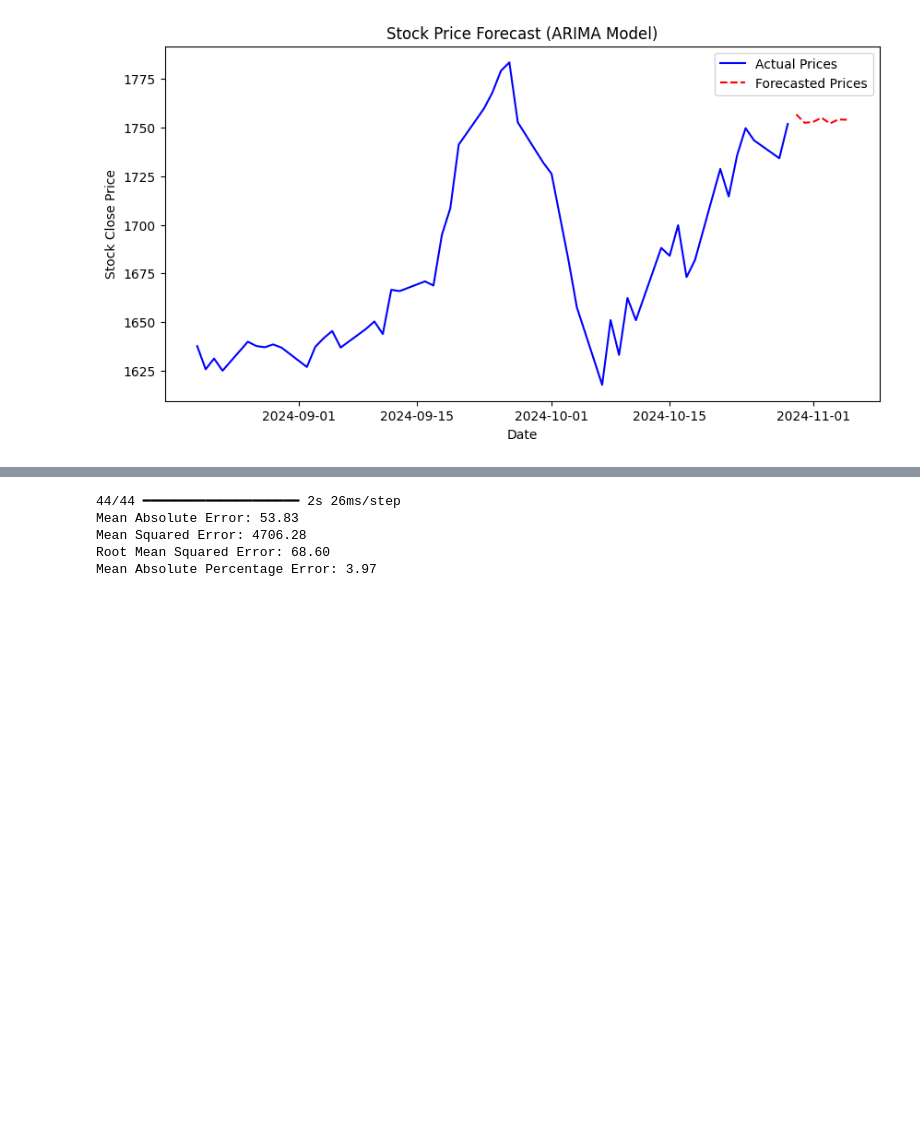
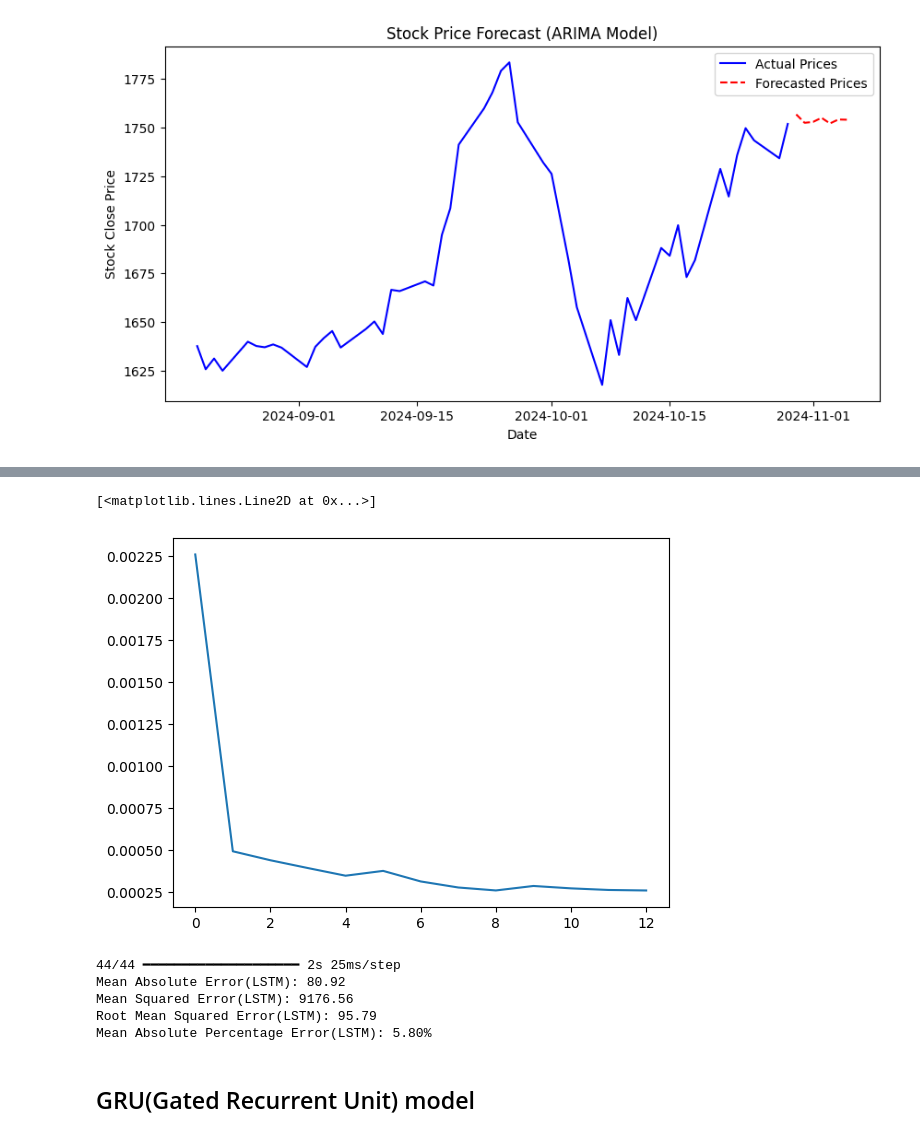
Before and after one commit to rutujakapratwar/DBDA_ML_Project, a Jupyter notebook: Project_Stock_Predict.ipynb, the cells around one changed output, grey strips where cells are left out. Saved outputs shown, nothing was run; the diff lists cells and outputs as text; code cells hidden in the pictures; blank space fills up the shorter version.

```diff
--- a/Project_Stock_Predict.ipynb
+++ b/Project_Stock_Predict.ipynb
@@ -751,7 +750,7 @@ X_train = X_train.reshape((X_train.shape[0], X_train.shape[1], 1))
 X_test = X_test.reshape((X_test.shape[0], X_test.shape[1], 1))
 # %%
 # Initialize the LSTM model
-model = Sequential([
+LSTM_model = Sequential([
     LSTM(units=50, activation='relu',return_sequences=True, input_shape=(time_steps, 1)),
     Dropout(0.2),
     LSTM(units=50,activation='relu', return_sequences=True),
@@ -762,8 +761,8 @@ model = Sequential([
 ])
 
 # Compile the model
-model.compile(optimizer=Adam(learning_rate=0.001), loss='mse',metrics=['mae','mse'])
+LSTM_model.compile(optimizer=Adam(learning_rate=0.001), loss='mse',metrics=['mae','mse'])
 
 # Model summary
-model.summary()
+LSTM_model.summary()
 # %% [output]
@@ -792,13 +791,11 @@ Model: "sequential_4"
 # Use early stopping to prevent overfitting
 early_stop = EarlyStopping(monitor='val_loss', patience=10, restore_best_weights=True)
 
-# Train the model
-history = model.fit(X_train, y_train,
+# Train lstm model
+LSTM_history = LSTM_model.fit(X_train, y_train,
                     epochs=20,
                     batch_size=32,
                     validation_data=(X_test, y_test),
                     callbacks=[early_stop])
-loss = model.history.history['loss']
-plt.plot(loss)
 # %% [output]
 Epoch 1/20
@@ -823,27 +818,35 @@ Epoch 11/20
+# %%
+LSTM_loss = LSTM_model.history.history['loss']
+plt.plot(LSTM_loss)
+# %% [output]
+[<matplotlib.lines.Line2D at 0x...>]
+[figure, added]
 # %%
 # Predict on test data
-test_predictions = model.predict(X_test)
+LSTM_test_predictions = LSTM_model.predict(X_test)
 
 # Inverse transform the predictions to get original scale
-test_predictions = scaler.inverse_transform(test_predictions)
+LSTM_test_predictions = scaler.inverse_transform(LSTM_test_predictions)
 y_test_actual = scaler.inverse_transform(y_test.reshape(-1, 1))
 
 # Calculate evaluation metrics
-mae = mean_absolute_error(y_test_actual, test_predictions)
-mse = mean_squared_error(y_test_actual, test_predictions)
-rmse = np.sqrt(mse)
-mape = mean_absolute_percentage_error(y_test_actual, test_predictions)*100
+LSTM_mae = mean_absolute_error(y_test_actual, LSTM_test_predictions)
+LSTM_mse = mean_squared_error(y_test_actual, LSTM_test_predictions)
+LSTM_rmse = np.sqrt(LSTM_mse)
+LSTM_mape = mean_absolute_percentage_error(y_test_actual, LSTM_test_predictions)*100
 
-print(f"Mean Absolute Error: {mae:.2f}")
-print(f"Mean Squared Error: {mse:.2f}")
-print(f"Root Mean Squared Error: {rmse:.2f}")
-print(f"Mean Absolute Percentage Error: {mape:.2f}")
+print(f"Mean Absolute Error(LSTM): {LSTM_mae:.2f}")
+print(f"Mean Squared Error(LSTM): {LSTM_mse:.2f}")
+print(f"Root Mean Squared Error(LSTM): {LSTM_rmse:.2f}")
+print(f"Mean Absolute Percentage Error(LSTM): {LSTM_mape:.2f}%")
 # %% [output]
-44/44 ━━━━━━━━━━━━━━━━━━━━ 2s 26ms/step
-Mean Absolute Error: 53.83
-Mean Squared Error: 4706.28
-Root Mean Squared Error: 68.60
-Mean Absolute Percentage Error: 3.97
+44/44 ━━━━━━━━━━━━━━━━━━━━ 2s 25ms/step
+Mean Absolute Error(LSTM): 80.92
+Mean Squared Error(LSTM): 9176.56
+Root Mean Squared Error(LSTM): 95.79
+Mean Absolute Percentage Error(LSTM): 5.80%
 # %%
 #save model
 model.save("lstm_stock_model.keras")
+# %% [markdown]
+## GRU(Gated Recurrent Unit) model
```
Also changed, not shown: parts of 14 cells of this notebook, 2 other files.
